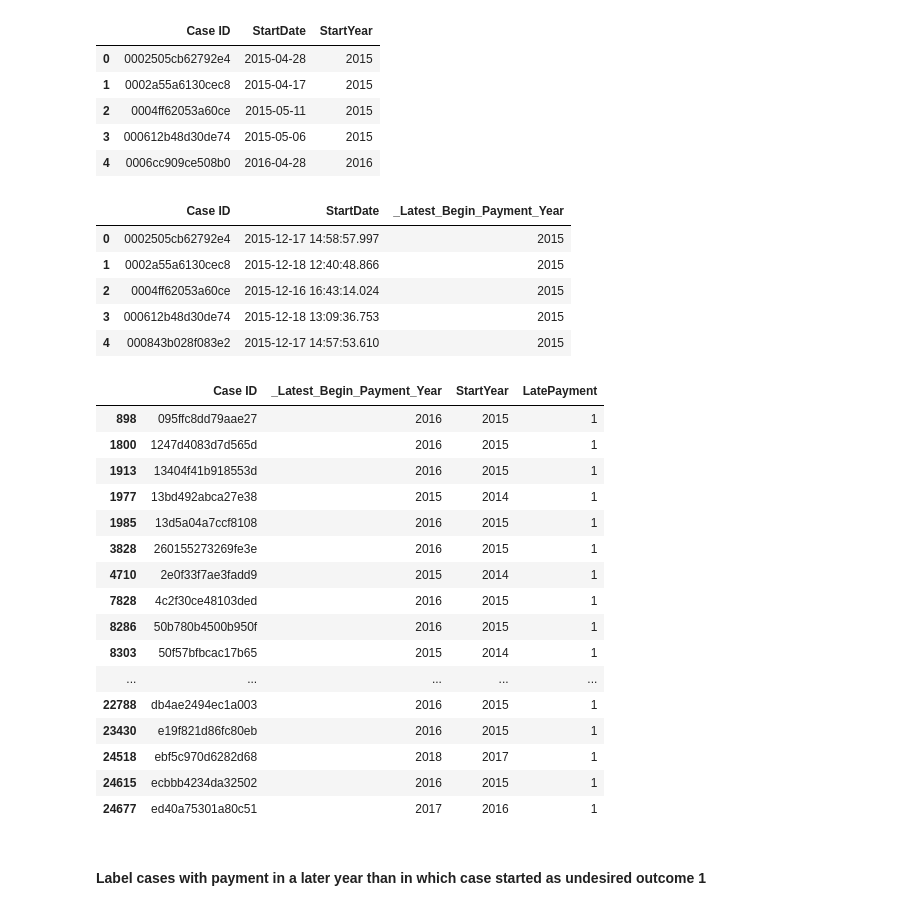
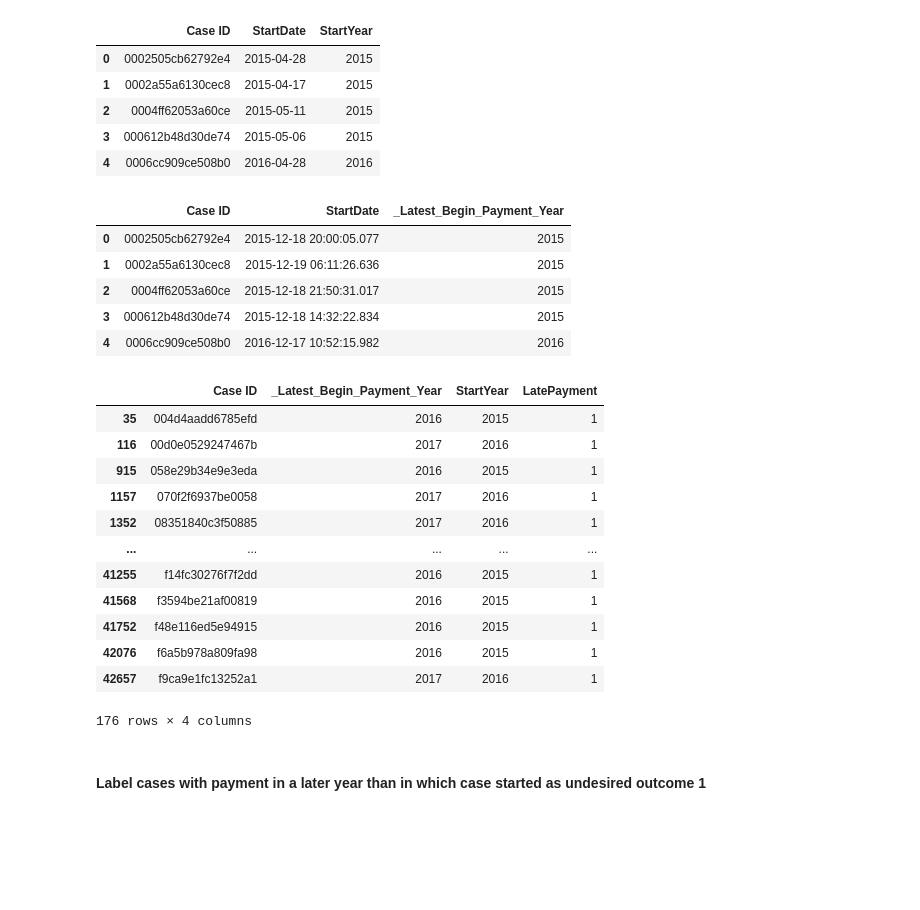
Before and after one commit to rowanarts/process-mining-assignment-2, a Jupyter notebook: Process Mining - Undesired Outcomes.ipynb, the cells around one changed output. Drawn from its saved outputs; the diff is of its cells as text; code cells hidden in the pictures; blank space fills up the shorter version.

Commit message:
UDO's kloppend + begin feature engineering

```diff
--- a/Process Mining - Undesired Outcomes.ipynb
+++ b/Process Mining - Undesired Outcomes.ipynb
@@ -186,17 +186,17 @@ start_year_case.head()
 | 4 | 0006cc909ce508b0 | 2016-04-28 | 2016 |
 # %%
 # determine latest begin payment year
-latest_begin_payment_year = cases_df.loc[cases_df['Activity'] == 'Payment application-Application-abort payment'].groupby(by=['Case ID'])['Timestamp'].agg(['min']).rename(columns={'min':'StartDate'})
+latest_begin_payment_year = cases_df.loc[cases_df['Activity'] == 'Payment application-Application-begin payment'].groupby(by=['Case ID'])['Timestamp'].agg(['max']).rename(columns={'max':'StartDate'})
 latest_begin_payment_year['_Latest_Begin_Payment_Year'] =  latest_begin_payment_year['StartDate'].dt.year
 latest_begin_payment_year = latest_begin_payment_year.reset_index()
 latest_begin_payment_year.head()
 # %% [output]
 |  | Case ID | StartDate | _Latest_Begin_Payment_Year |
-| 0 | 0002505cb62792e4 | 2015-12-17 14:58:57.997 | 2015 |
-| 1 | 0002a55a6130cec8 | 2015-12-18 12:40:48.866 | 2015 |
-| 2 | 0004ff62053a60ce | 2015-12-16 16:43:14.024 | 2015 |
-| 3 | 000612b48d30de74 | 2015-12-18 13:09:36.753 | 2015 |
-| 4 | 000843b028f083e2 | 2015-12-17 14:57:53.610 | 2015 |
+| 0 | 0002505cb62792e4 | 2015-12-18 20:00:05.077 | 2015 |
+| 1 | 0002a55a6130cec8 | 2015-12-19 06:11:26.636 | 2015 |
+| 2 | 0004ff62053a60ce | 2015-12-18 21:50:31.017 | 2015 |
+| 3 | 000612b48d30de74 | 2015-12-18 14:32:22.834 | 2015 |
+| 4 | 0006cc909ce508b0 | 2016-12-17 10:52:15.982 | 2016 |
 # %%
 # merge two dataframes
 year_df = pd.merge(latest_begin_payment_year, start_year_case, on='Case ID')
@@ -209,22 +209,18 @@ year_df['LatePayment'] = np.where(year_df['_Latest_Begin_Payment_Year'] > year_d
 year_df.loc[year_df['LatePayment'] == 1]
 # %% [output]
 |  | Case ID | _Latest_Begin_Payment_Year | StartYear | LatePayment |
-| 898 | 095ffc8dd79aae27 | 2016 | 2015 | 1 |
-| 1800 | 1247d4083d7d565d | 2016 | 2015 | 1 |
-| 1913 | 13404f41b918553d | 2016 | 2015 | 1 |
-| 1977 | 13bd492abca27e38 | 2015 | 2014 | 1 |
-| 1985 | 13d5a04a7ccf8108 | 2016 | 2015 | 1 |
-| 3828 | 260155273269fe3e | 2016 | 2015 | 1 |
-| 4710 | 2e0f33f7ae3fadd9 | 2015 | 2014 | 1 |
-| 7828 | 4c2f30ce48103ded | 2016 | 2015 | 1 |
-| 8286 | 50b780b4500b950f | 2016 | 2015 | 1 |
-| 8303 | 50f57bfbcac17b65 | 2015 | 2014 | 1 |
+| 35 | 004d4aadd6785efd | 2016 | 2015 | 1 |
+| 116 | 00d0e0529247467b | 2017 | 2016 | 1 |
+| 915 | 058e29b34e9e3eda | 2016 | 2015 | 1 |
+| 1157 | 070f2f6937be0058 | 2017 | 2016 | 1 |
+| 1352 | 08351840c3f50885 | 2017 | 2016 | 1 |
 | ... | ... | ... | ... | ... |
-| 22788 | db4ae2494ec1a003 | 2016 | 2015 | 1 |
-| 23430 | e19f821d86fc80eb | 2016 | 2015 | 1 |
-| 24518 | ebf5c970d6282d68 | 2018 | 2017 | 1 |
-| 24615 | ecbbb4234da32502 | 2016 | 2015 | 1 |
-| 24677 | ed40a75301a80c51 | 2017 | 2016 | 1 |
+| 41255 | f14fc30276f7f2dd | 2016 | 2015 | 1 |
+| 41568 | f3594be21af00819 | 2016 | 2015 | 1 |
+| 41752 | f48e116ed5e94915 | 2016 | 2015 | 1 |
+| 42076 | f6a5b978a809fa98 | 2016 | 2015 | 1 |
+| 42657 | f9ca9e1fc13252a1 | 2017 | 2016 | 1 |
+176 rows × 4 columns
 # %% [markdown]
 #### Label cases with payment in a later year than in which case started as undesired outcome 1
 # %%
```
Also changed, not shown: 6 other files.
